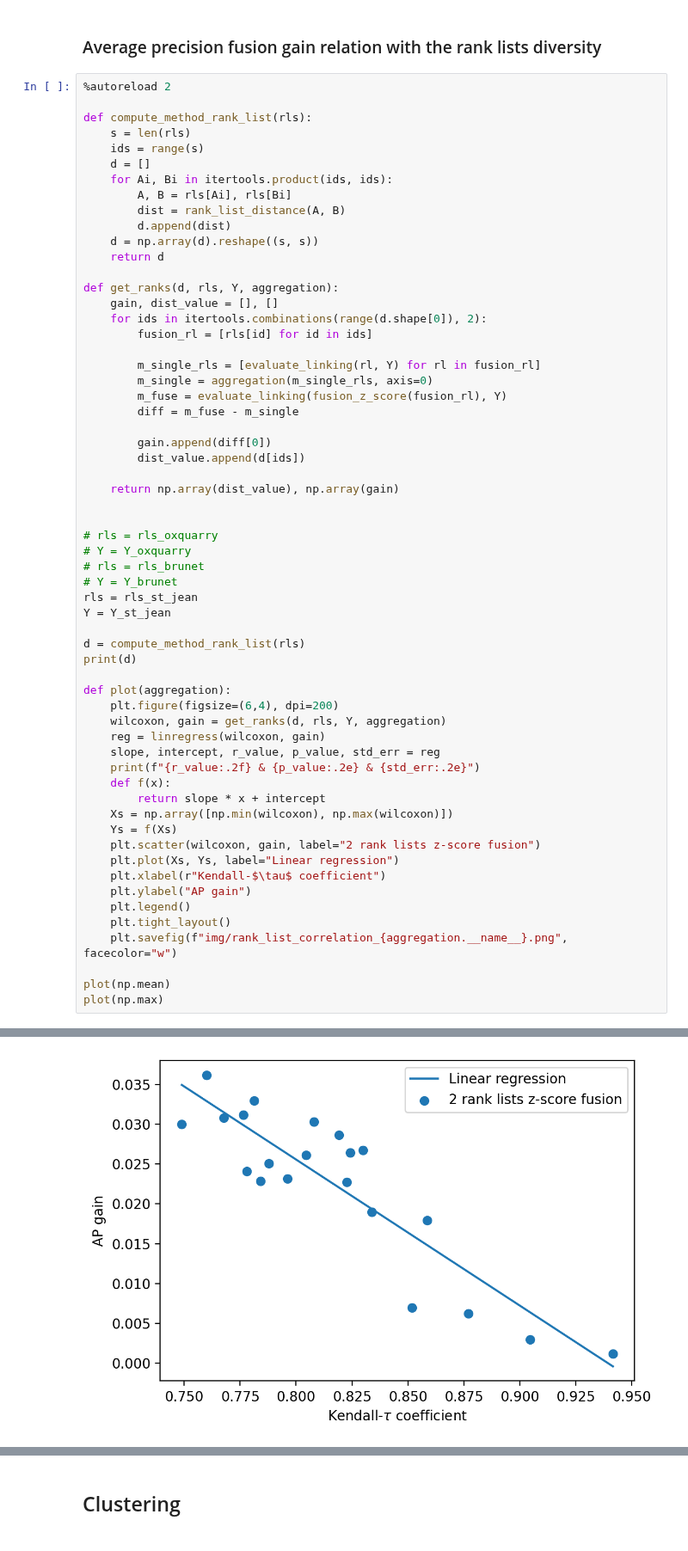
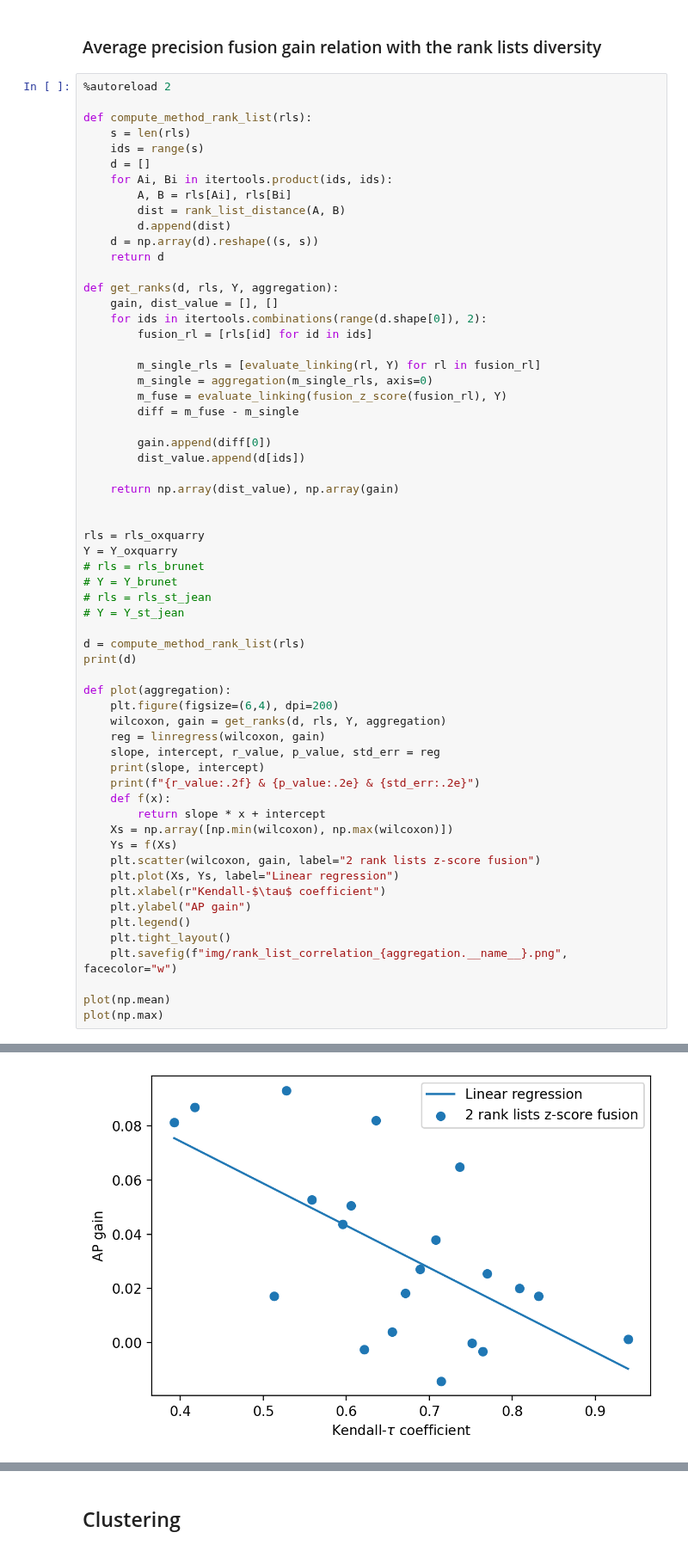
Before and after one commit to TheRaphael0000/master_thesis, a Jupyter notebook: code/experiments.ipynb, the cells around one changed output, grey strips where cells are left out. Shown at 86% size. Saved outputs shown, nothing was run; the diff lists cells and outputs as text.

```diff
--- a/code/experiments.ipynb
+++ b/code/experiments.ipynb
@@ -944,12 +940,12 @@ def get_ranks(d, rls, Y, aggregation):
     return np.array(dist_value), np.array(gain)
 
 
-# rls = rls_oxquarry
-# Y = Y_oxquarry
+rls = rls_oxquarry
+Y = Y_oxquarry
 # rls = rls_brunet
 # Y = Y_brunet
-rls = rls_st_jean
-Y = Y_st_jean
+# rls = rls_st_jean
+# Y = Y_st_jean
 
 d = compute_method_rank_list(rls)
 print(d)
@@ -959,6 +955,7 @@ def plot(aggregation):
     wilcoxon, gain = get_ranks(d, rls, Y, aggregation)
     reg = linregress(wilcoxon, gain)
     slope, intercept, r_value, p_value, std_err = reg
+    print(slope, intercept)
     print(f"{r_value:.2f} & {p_value:.2e} & {std_err:.2e}")
     def f(x):
         return slope * x + intercept
@@ -987 +986 @@ plot(np.max)
-[figure, old version]
+[figure, new version]
```
Also changed, not shown: parts of 34 cells of this notebook, 5 other files.
